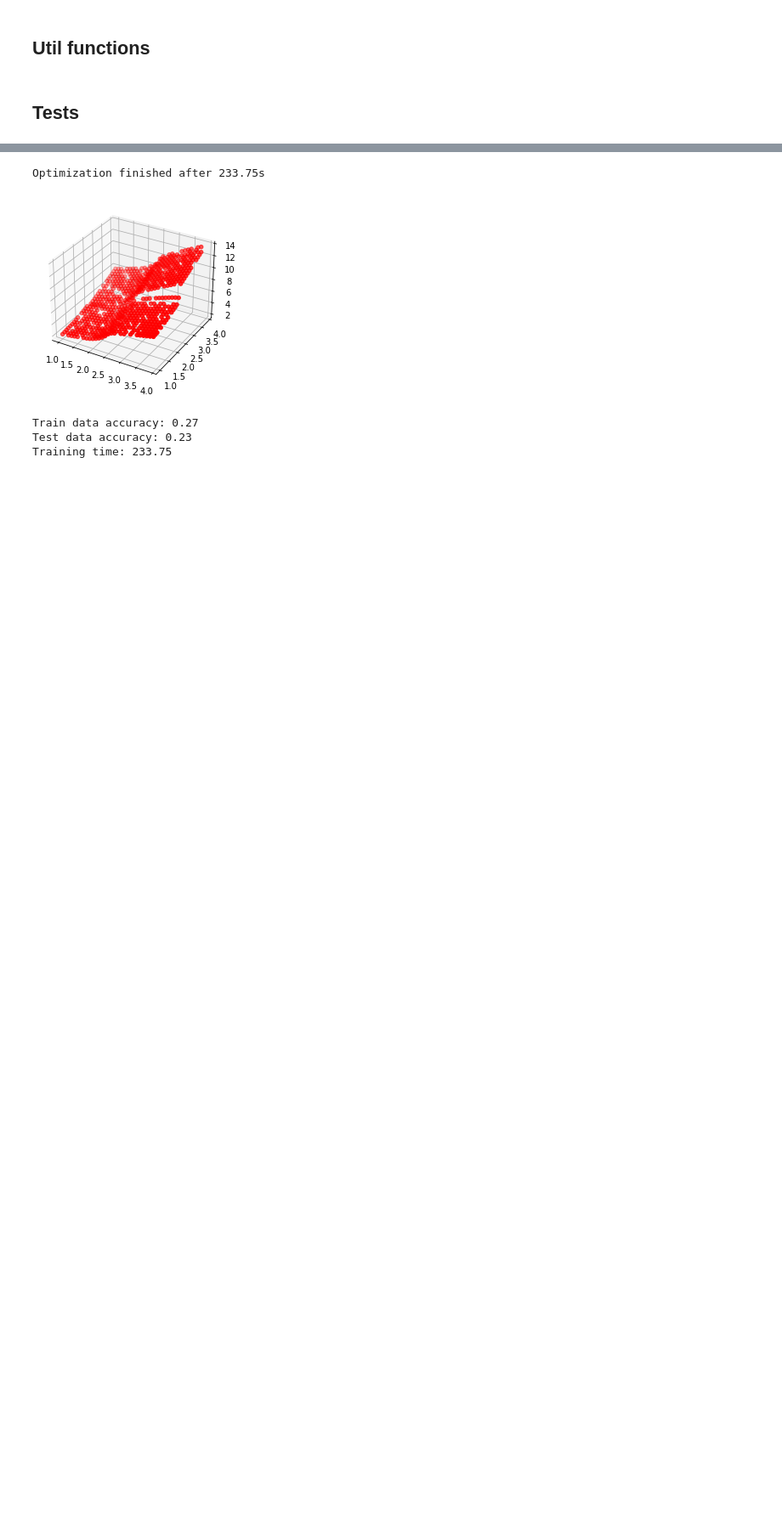
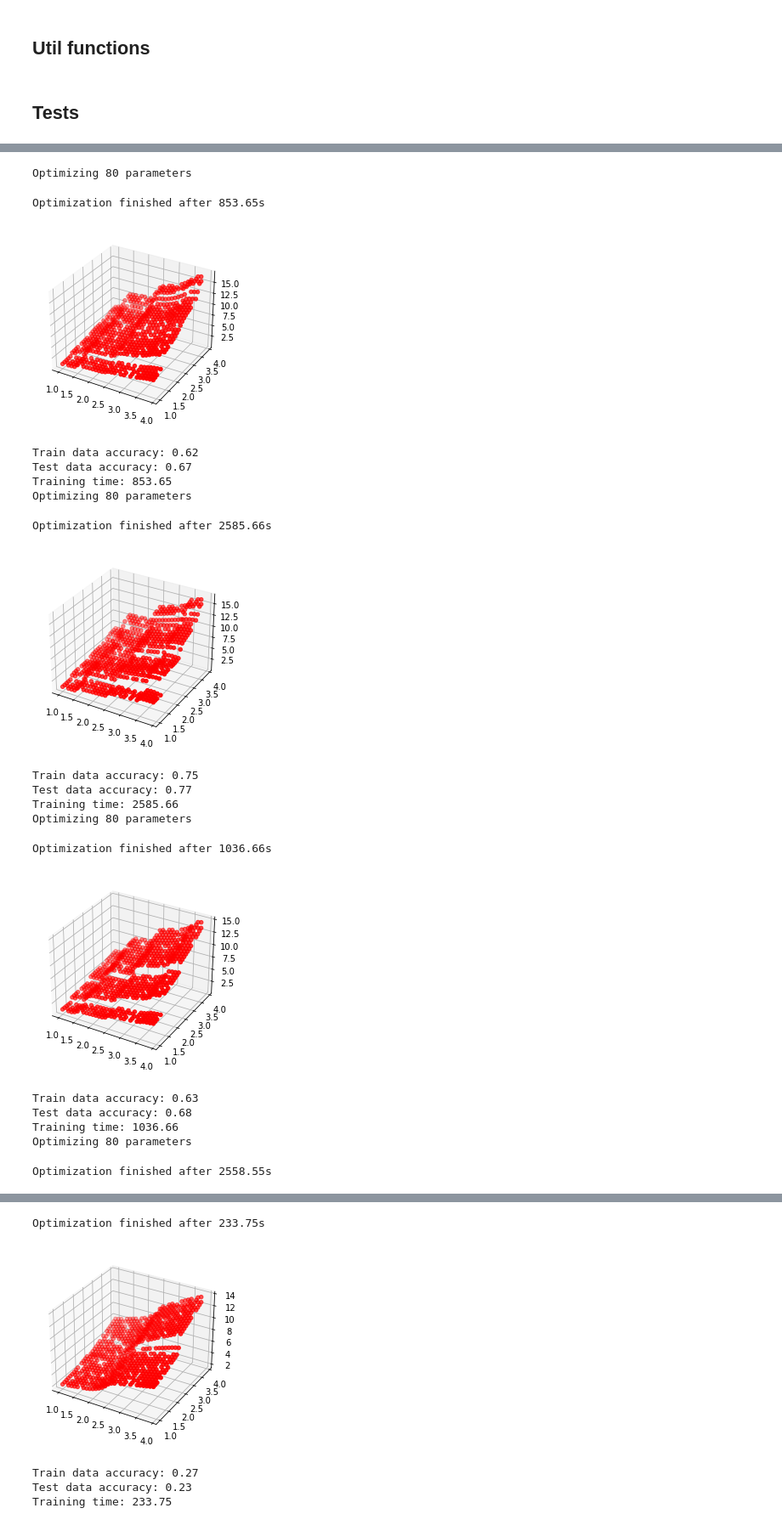
Before and after one commit to klima7/ANFIS, a Jupyter notebook: demo.ipynb, the cells around one changed output, grey strips where cells are left out. Shown at 85% size. Saved outputs shown, nothing was run; the diff lists cells and outputs as text; code cells hidden in the pictures; blank space fills up the shorter version.

```diff
--- a/demo.ipynb
+++ b/demo.ipynb
@@ -82,16 +85,37 @@ test_optimizer(optimizer)
 # %%
 optimizer = GeneticOptimizer(
     SmallestMaeErrorFitness(),
     MultiPointCrossing(3),
     NRandomChangesMutation(2),
     RouletteWheelSelection(),
     cross_prob=0.7,
     mutate_prob=0.1,
     n_chromosomes=100,
     n_generations=50_000,
     n_elite=2,
-    patience=500,
+    patience=2000,
     learn_operators=False
 )
 
 test_optimizer(optimizer)
+# %% [output]
+Optimizing 80 parameters
+Optimization finished after 853.65s
+[figure, added]
+Train data accuracy: 0.62
+Test data accuracy: 0.67
+Training time: 853.65
+Optimizing 80 parameters
+Optimization finished after 2585.66s
+[figure, added]
+Train data accuracy: 0.75
+Test data accuracy: 0.77
+Training time: 2585.66
+Optimizing 80 parameters
+Optimization finished after 1036.66s
+[figure, added]
+Train data accuracy: 0.63
+Test data accuracy: 0.68
+Training time: 1036.66
+Optimizing 80 parameters
+Optimization finished after 2558.55s
```
Also changed, not shown: parts of 11 cells of this notebook.
